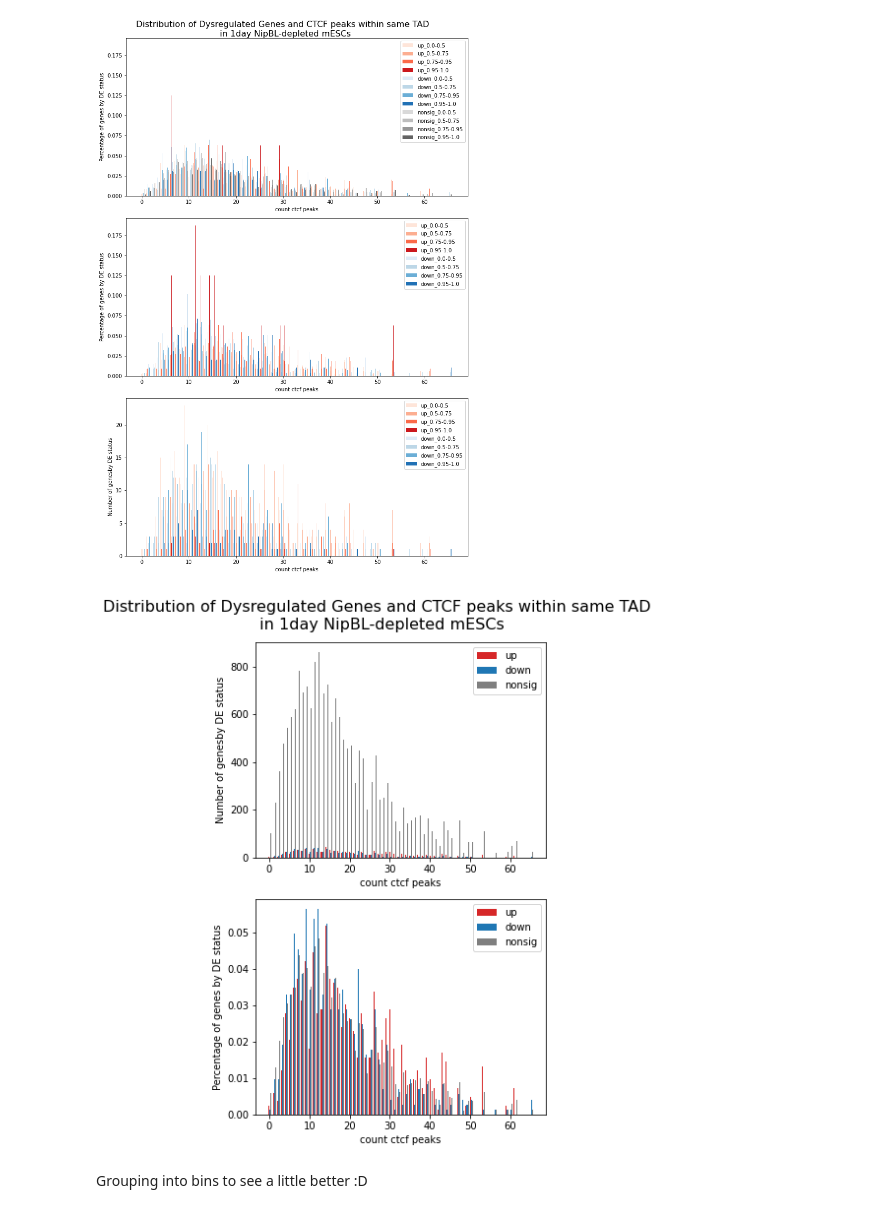
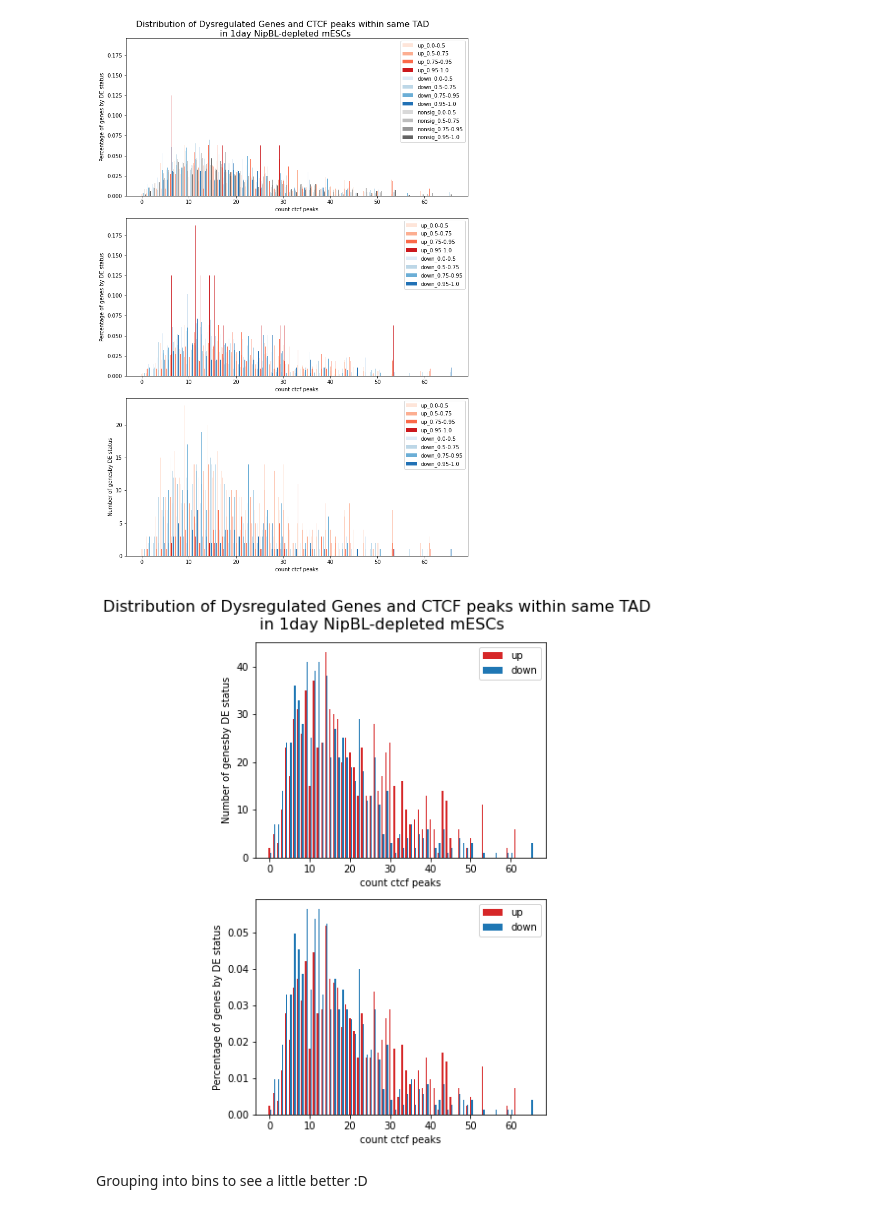
Before and after one commit to Bozhie/transcription_3Dfolding, a Jupyter notebook: transcription_3dfolding/transcription_data_analysis/20221108_dNipBL_proximal_proteins.ipynb, the cells around one changed output. Saved outputs shown, nothing was run; the diff lists cells and outputs as text; code cells hidden in the pictures.

```diff
--- a/transcription_3dfolding/transcription_data_analysis/20221108_dNipBL_proximal_proteins.ipynb
+++ b/transcription_3dfolding/transcription_data_analysis/20221108_dNipBL_proximal_proteins.ipynb
@@ -36,26 +32,0 @@ day1_res_df = flt.label_DE_status(day1_res_df)
-# %%
-proj = "/project/fudenber_735/collaborations/karissa_2022/20220812_EA18-1_RNAseq-Analysis_forGeoff/"
-# Importing day 1 depletion in ESCs DEGS
-day1_sigRes = 'EA18.1_ESC_1d-depletion_DESeq2/20220817_EA18-1_resSig_ESC_1d-depletion.csv'
-vst_normalized_counts = 'EA18.1_ESC_1d-depletion_DESeq2/20220817_EA18-1_ESC-1d_sf-normalized_vst-transformed.csv'
-WT_samples = ['KHRNA1', 'KHRNA7', 'KHRNA13', 'KHRNA22', 'KHRNA23', 'KHRNA50']
-
-# import results table and add normalized feature counts to label non-significant genes
-day1_res_df = pd.read_csv(proj+day1_sigRes)
-vst_counts_df = pd.read_csv(proj+vst_normalized_counts).rename(columns={'Unnamed: 0' : 'Geneid'})
-vst_counts_df['avg_vst_counts'] = vst_counts_df[WT_samples].mean(axis='columns')
-day1_res_df = day1_res_df.merge(vst_counts_df[['Geneid', 'avg_vst_counts']], how='outer')
-
-# Getting TSSEs
-tss_df = read_gtf("/project/fudenber_735/collaborations/karissa_2022/old/RNAseq/STAR_Gencode_alignment/tss_annotions_gencode.vM23.primary_assembly.gtf")
-ts_intervals = flt.get_tss_gene_intervals(tss_df)
-
-# labelling our dataset
-day1_res_df = day1_res_df.merge(ts_intervals, left_on='Geneid', right_on='gene_id', how='left')
-
-# If could not find a TSS, drop entire row
-day1_res_df.dropna(subset=['start'], inplace=True)
-
-# Remove any genes mapped to chrX before proceeding --> save these for later analysis
-day1_res_df = day1_res_df[~day1_res_df.chrom.isin(['chrX'])]
-day1_res_df = bf.sanitize_bedframe(day1_res_df)
@@ -64,3 +32,0 @@ INFO:root:Extracted GTF attributes: ['gene_id', 'transcript_id', 'gene_type', 'g
-# %%
-# Add the differential expression status for filtering genes
-day1_res_df = flt.label_DE_status(day1_res_df)
@@ -82,11 +57,6 @@ chip_peaks_condition_dict = {'CTCF' : chip_folder+ctcf, 'RAD21' : chip_folder+ra
 # for (chip, file) in chip_peaks_condition_dict.items():
 #     peaks = flt.get_peak_bioframe(file)
 #     day1_res_df = flt.label_closest_peak(day1_res_df, peaks, chip)
-# %%
-# set counts threshold to 6.0
-cutoff = 6.0
-cut = (day1_res_df['avg_vst_counts'] > cutoff)
-day1_res_df = day1_res_df[cut]
 # %%
 
 # Annotate df with distance to each peak
@@ -200,34 +377,38 @@ plt.show()
 # %%
 fig, axs = plt.subplots(2, 1, figsize=(5, 8))
 fig.suptitle(('Distribution of Dysregulated Genes and '
              'CTCF peaks within same TAD \n in 1day NipBL-depleted mESCs'),
              fontsize=16)
 
 # Defining TADs using midpoints between boundaries
 tad_mid_df = flt.tad_windows_from_boundaries(insulation_table, take_midpoint=True)
 
 # Annotate number of CTCF within the tad
 df = tad_mid_df.copy()
 ctcf_df = flt.get_peak_bioframe(chip_peaks_condition_dict['CTCF'])
 df['count_ctcf_peaks'] = bf.count_overlaps(df, ctcf_df)['count']
 
 pfn.group_features_by_region(df,
                              day1_res_df,
                              region_group_col='count_ctcf_peaks',
+                             feature_category_colors={"up": 'tab:red',
+                                    "down": 'tab:blue'},
                              ax=axs[0]
                             )
 
 pfn.distribution_features_by_region(df,
                              day1_res_df,
                              region_group_col='count_ctcf_peaks',
+                             feature_category_colors={"up": 'tab:red',
+                                    "down": 'tab:blue'},
                              ax=axs[1]
                             )
 
 
 plt.tight_layout()
 plt.show()
 # %% [output]
-[figure, old version]
+[figure, new version]
 # %% [markdown]
 Grouping into bins to see a little better :D
 # %%
```
Also changed, not shown: parts of 14 cells of this notebook.
